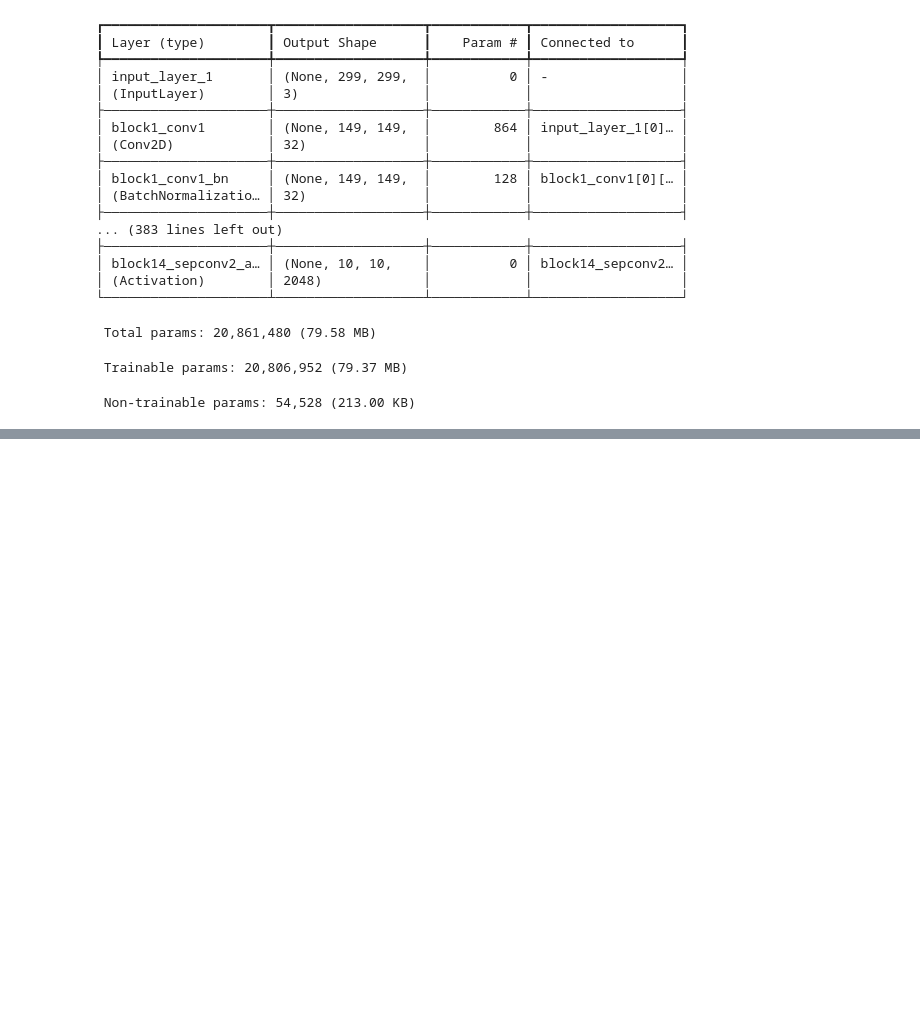
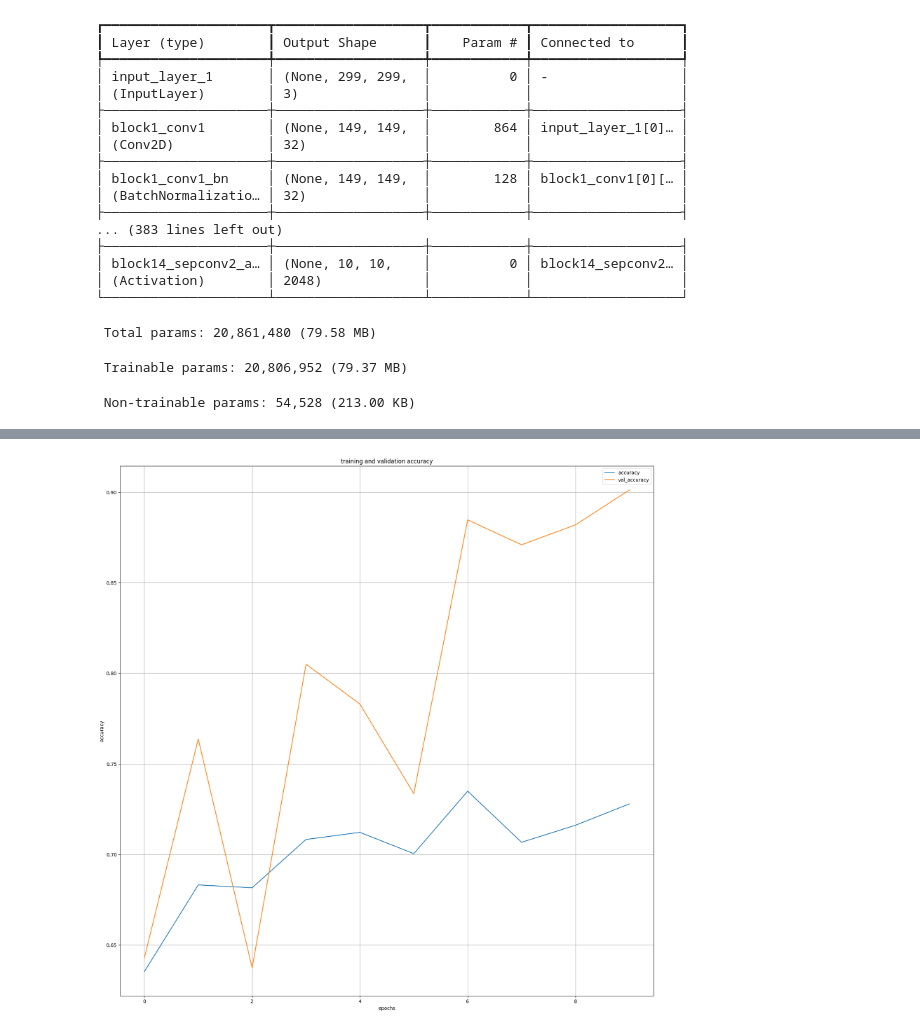
Before and after one commit to Eleutherian13/CNN-s-implementation-of-Research-Papers-, a Jupyter notebook: XceptionTransferLearning.ipynb, the cells around one changed output, grey strips where cells are left out. Drawn from its saved outputs; the diff is of its cells as text; code cells hidden in the pictures; blank space fills up the shorter version.

```diff
--- a/XceptionTransferLearning.ipynb
+++ b/XceptionTransferLearning.ipynb
@@ -129,3 +129,15 @@ Epoch 9/10
 40/40 ━━━━━━━━━━━━━━━━━━━━ 426s 10s/step - accuracy: 0.7161 - loss: 0.5088 - val_accuracy: 0.8819 - val_loss: 0.3190
 Epoch 10/10
 40/40 ━━━━━━━━━━━━━━━━━━━━ 428s 11s/step - accuracy: 0.7278 - loss: 0.4992 - val_accuracy: 0.9011 - val_loss: 0.2666
+# %%
+fig = plt.figure(figsize=(20 ,20))
+plt.plot(history.history['accuracy'], label = 'accuracy')
+plt.plot(history.history['val_accuracy'], label = 'val_accuracy')
+plt.title("training and validation accuracy")
+plt.xlabel("epochs")
+plt.ylabel("accuracy")
+plt.legend()
+plt.grid()
+plt.show()
+# %% [output]
+[figure, added]
```
Also changed, not shown: parts of 1 cell of this notebook.
